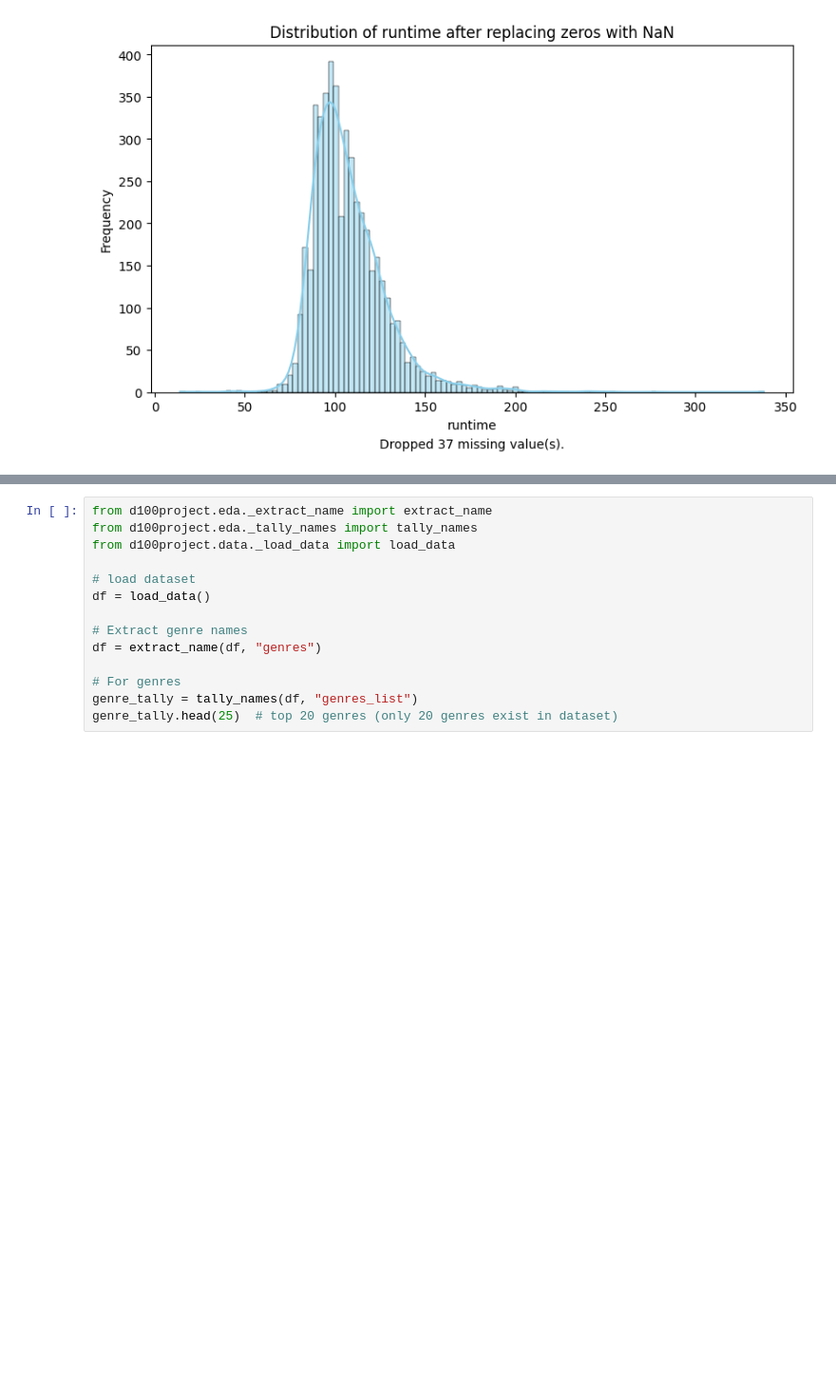
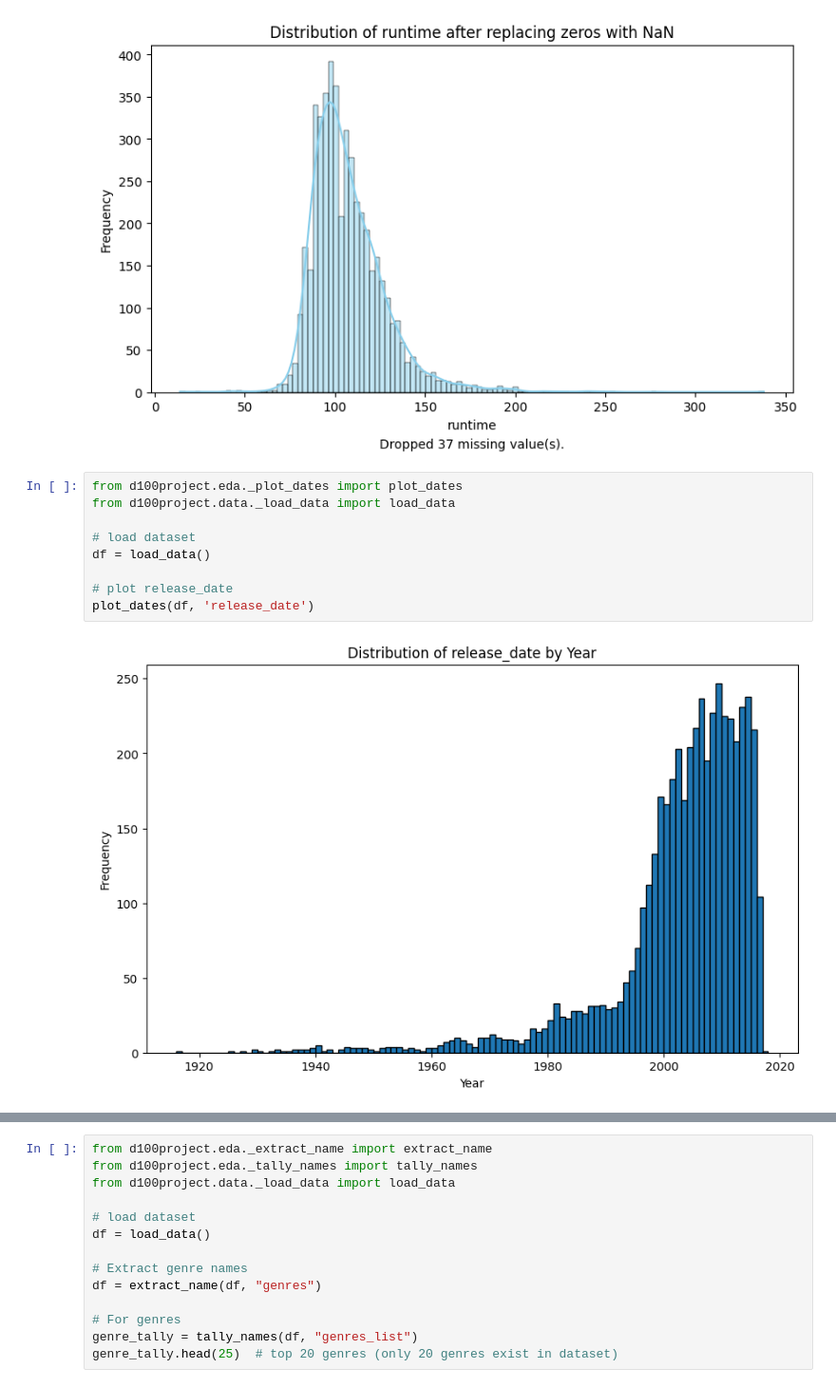
Before and after one commit to gem733/d100project, a Jupyter notebook: eda_cleaning.ipynb, the cells around one changed output, grey strips where cells are left out. Shown: that part at 95% size. Drawn from its saved outputs; the diff is of its cells as text; blank space fills up the shorter version.

```diff
--- a/eda_cleaning.ipynb
+++ b/eda_cleaning.ipynb
@@ -112,3 +112,14 @@ df = load_data()
 plot_hist_replace_zeros(df, 'runtime')
 # %% [output]
 [figure]
+# %%
+from d100project.eda._plot_dates import plot_dates
+from d100project.data._load_data import load_data
+
+# load dataset
+df = load_data()
+
+# plot release_date
+plot_dates(df, 'release_date')
+# %% [output]
+[figure, added]
```
Also changed, not shown: parts of 1 cell of this notebook, 1 other file.
